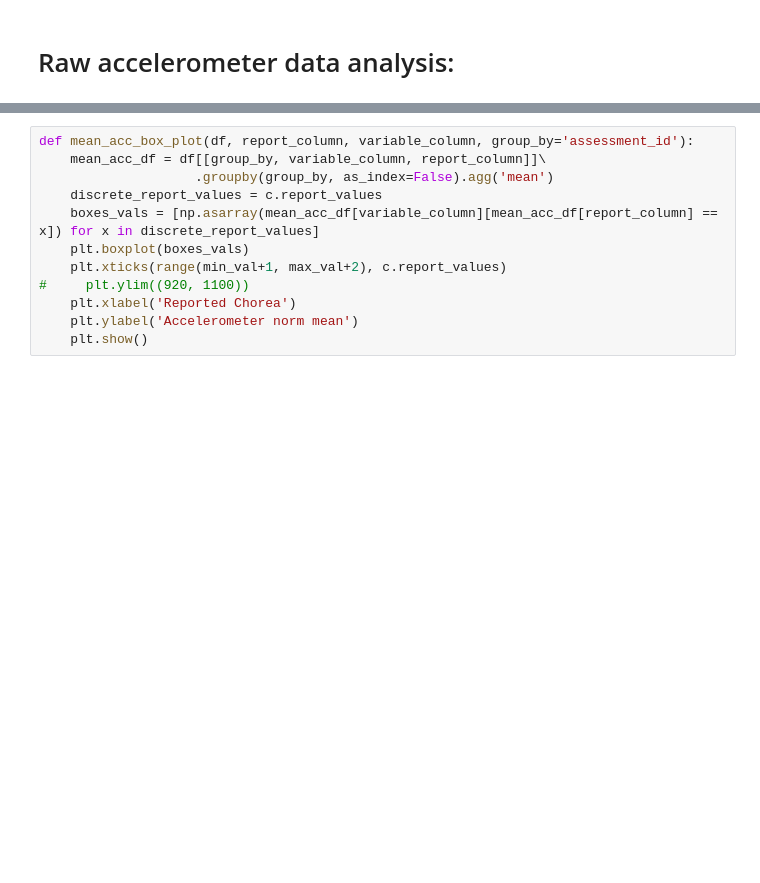
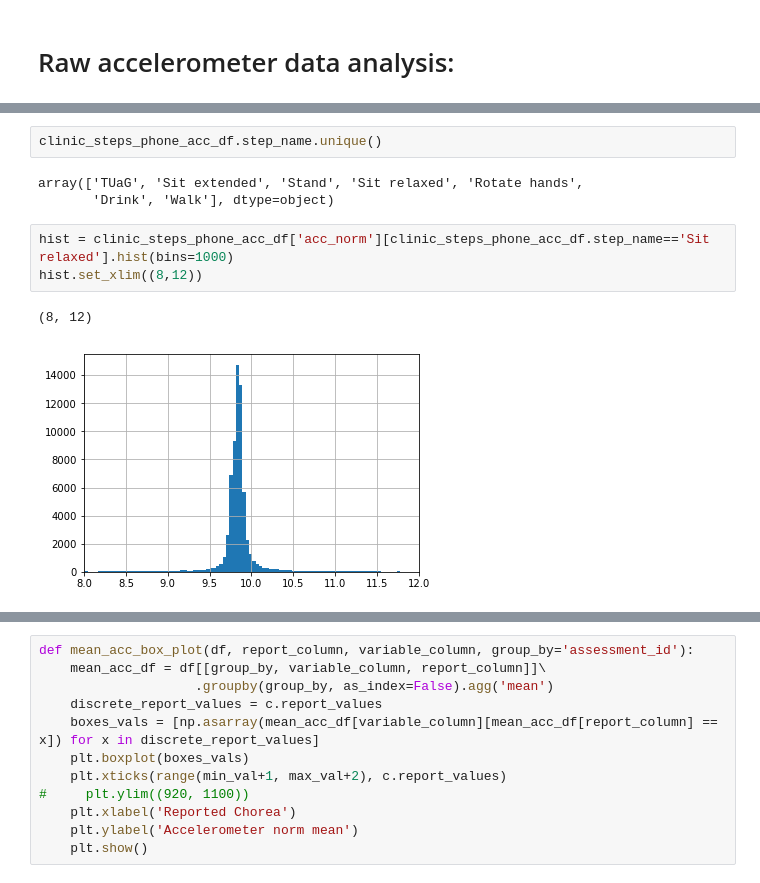
Before and after one commit to ShaniSarusi/DS-rep, a Jupyter notebook: Teva/data_statistical_inspection.ipynb, the cells around one changed output, grey strips where cells are left out. Cells and saved outputs as stored; diff of their text form; blank space fills up the shorter version.

```diff
--- a/Teva/data_statistical_inspection.ipynb
+++ b/Teva/data_statistical_inspection.ipynb
@@ -490,0 +493,11 @@ home_steps_phone_acc_df['acc_abs_delta'] = abs(home_steps_phone_acc_df['acc_norm
+# %%
+clinic_steps_phone_acc_df.step_name.unique()
+# %% [output]
+array(['TUaG', 'Sit extended', 'Stand', 'Sit relaxed', 'Rotate hands',
+       'Drink', 'Walk'], dtype=object)
+# %%
+hist = clinic_steps_phone_acc_df['acc_norm'][clinic_steps_phone_acc_df.step_name=='Sit relaxed'].hist(bins=1000)
+hist.set_xlim((8,12))
+# %% [output]
+(8, 12)
+[figure, added]
```
Also changed, not shown: parts of 19 cells of this notebook, 1 other file.
